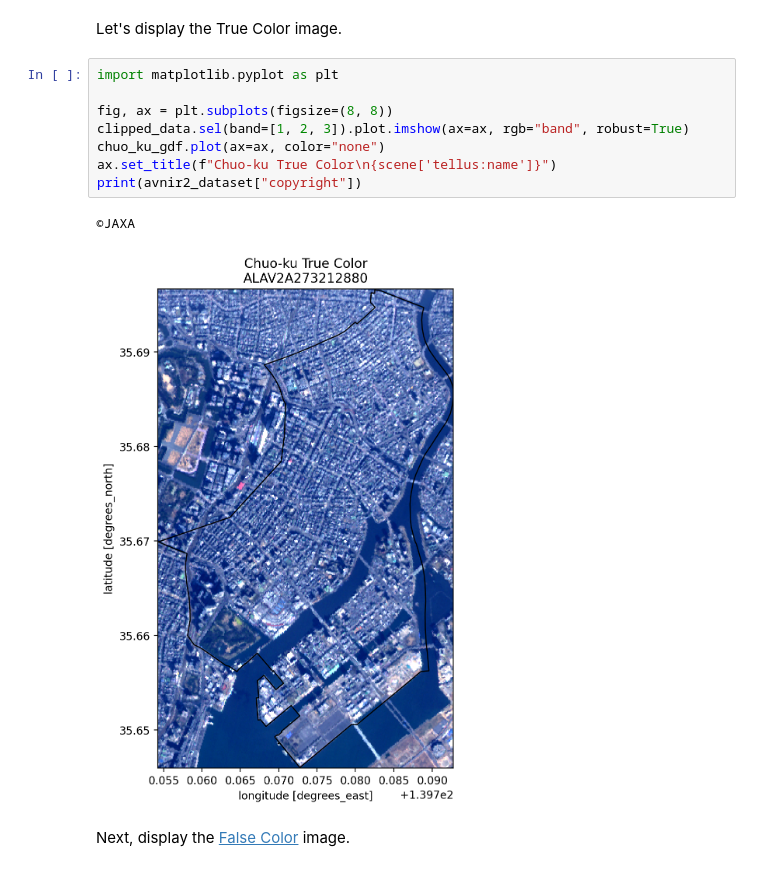
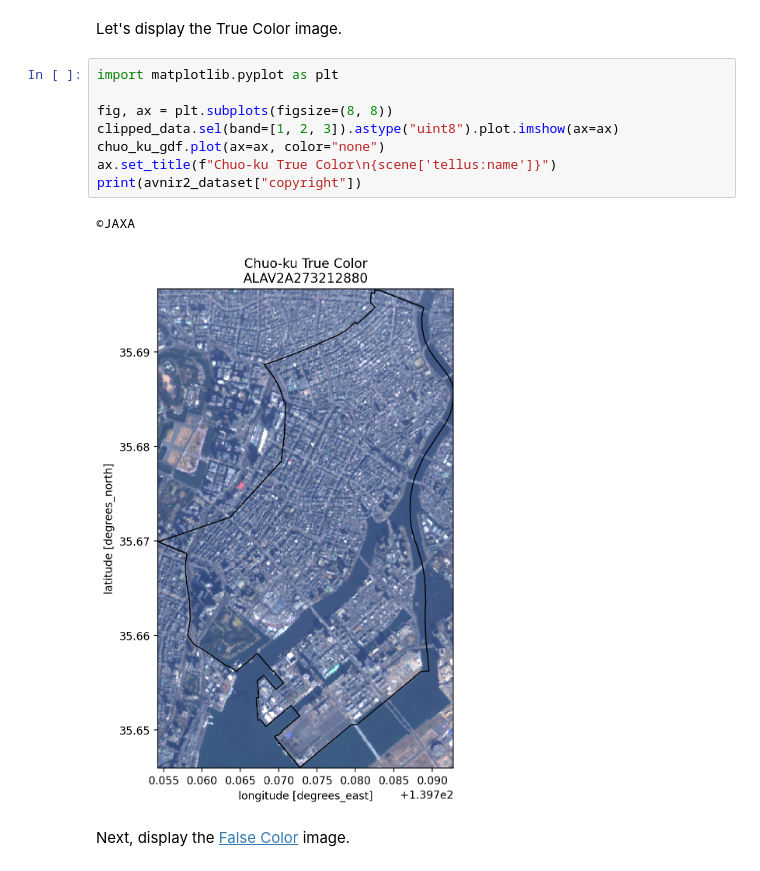
Before and after one commit to sankichi92/tellus-traveler-python, a Jupyter notebook: docs/index.ipynb, the cells around one changed output. Drawn from its saved outputs; the diff is of its cells as text.

```diff
--- a/docs/index.ipynb
+++ b/docs/index.ipynb
@@ -263,14 +263,14 @@ Let's display the True Color image.
 # %%
 import matplotlib.pyplot as plt
 
 fig, ax = plt.subplots(figsize=(8, 8))
-clipped_data.sel(band=[1, 2, 3]).plot.imshow(ax=ax, rgb="band", robust=True)
+clipped_data.sel(band=[1, 2, 3]).astype("uint8").plot.imshow(ax=ax)
 chuo_ku_gdf.plot(ax=ax, color="none")
 ax.set_title(f"Chuo-ku True Color\n{scene['tellus:name']}")
 print(avnir2_dataset["copyright"])
 # %% [output]
 ©JAXA
-[figure, old version]
+[figure, new version]
 # %% [markdown]
 Next, display the [False Color](https://en.wikipedia.org/wiki/False_color) image.
 # %%
```
Also changed, not shown: parts of 1 cell of this notebook.
